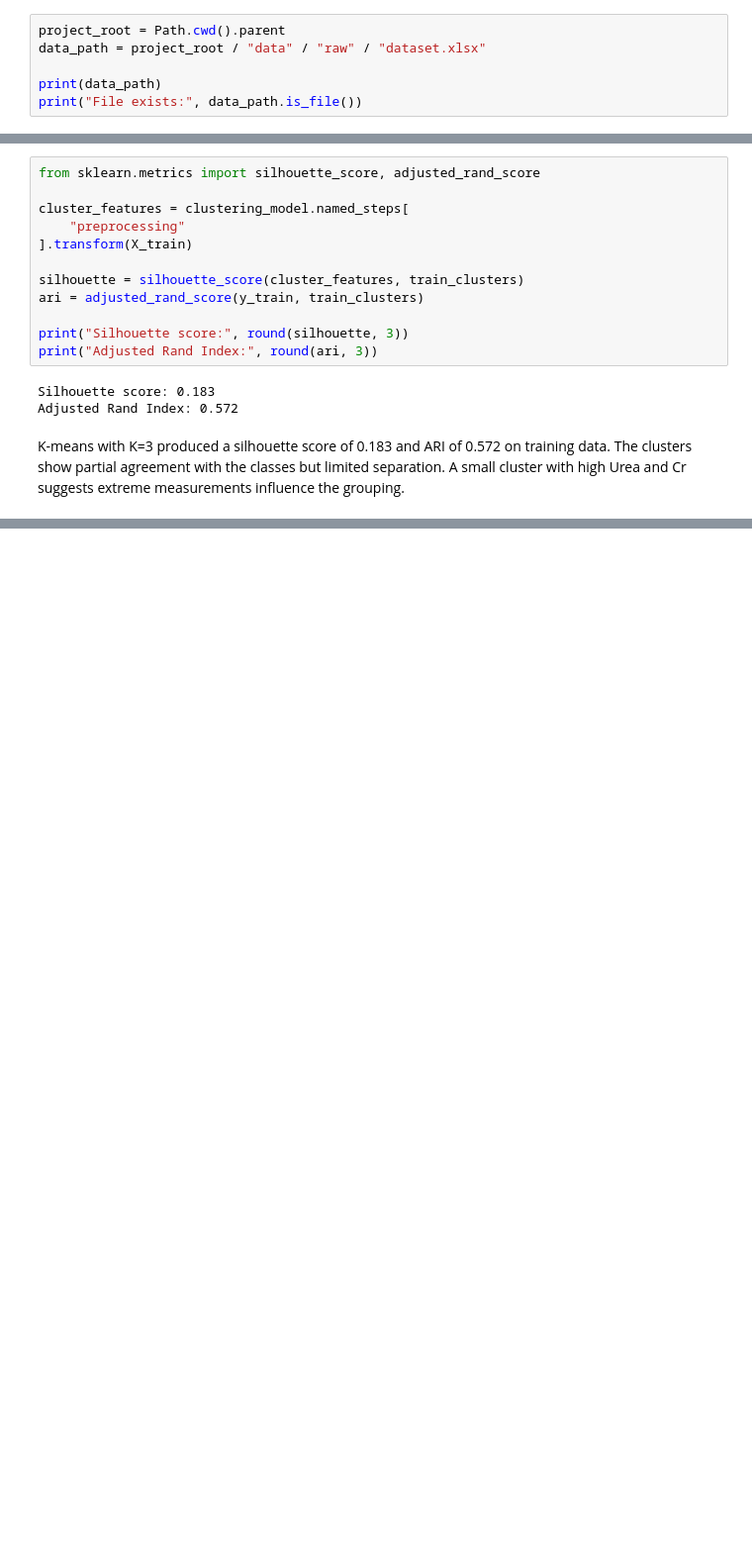
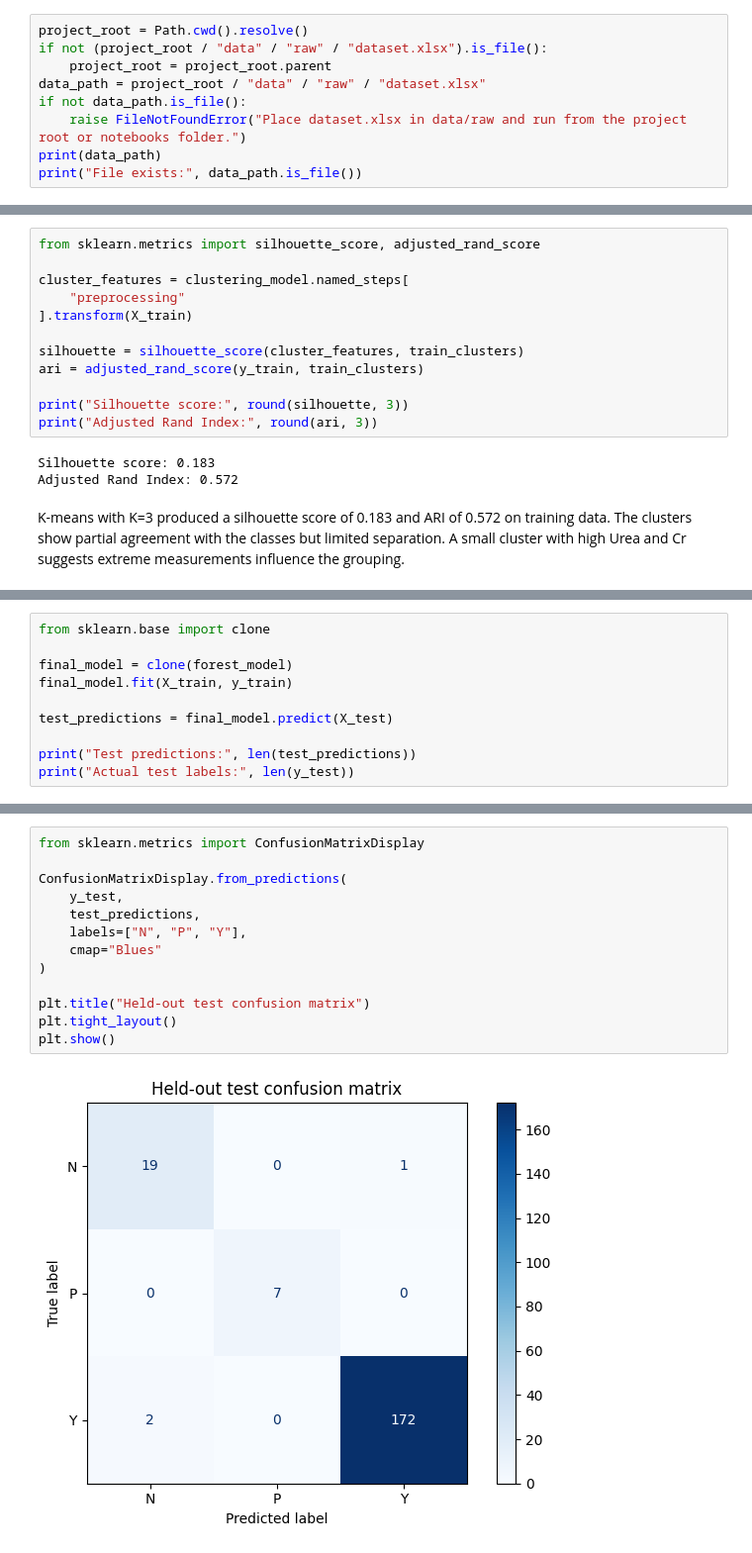
Before and after one commit to nihal8866/diabetes-classification-clustering, a Jupyter notebook: notebooks/01_diabetes_analysis.ipynb, the cells around one changed output, grey strips where cells are left out. Shown at 99% size. Cells and saved outputs as stored; diff of their text form; blank space fills up the shorter version.

Commit message:
Finalize evaluated notebook report and reproducibility instructions

```diff
--- a/notebooks/01_diabetes_analysis.ipynb
+++ b/notebooks/01_diabetes_analysis.ipynb
@@ -18,9 +17,12 @@ print(Path.cwd())
 # %% [output]
 c:\Users\NIHAL\Desktop\classification_project_items\notebooks
 # %%
-project_root = Path.cwd().parent
+project_root = Path.cwd().resolve()
+if not (project_root / "data" / "raw" / "dataset.xlsx").is_file():
+    project_root = project_root.parent
 data_path = project_root / "data" / "raw" / "dataset.xlsx"
-
+if not data_path.is_file():
+    raise FileNotFoundError("Place dataset.xlsx in data/raw and run from the project root or notebooks folder.")
 print(data_path)
 print("File exists:", data_path.is_file())
 # %% [output]
@@ -779,0 +802,10 @@ K-means with K=3 produced a silhouette score of 0.183 and ARI of 0.572 on traini
+# %%
+from sklearn.base import clone
+
+final_model = clone(forest_model)
+final_model.fit(X_train, y_train)
+
+test_predictions = final_model.predict(X_test)
+
+print("Test predictions:", len(test_predictions))
+print("Actual test labels:", len(y_test))
@@ -779,0 +835,15 @@ K-means with K=3 produced a silhouette score of 0.183 and ARI of 0.572 on traini
+# %%
+from sklearn.metrics import ConfusionMatrixDisplay
+
+ConfusionMatrixDisplay.from_predictions(
+    y_test,
+    test_predictions,
+    labels=["N", "P", "Y"],
+    cmap="Blues"
+)
+
+plt.title("Held-out test confusion matrix")
+plt.tight_layout()
+plt.show()
+# %% [output]
+[figure, added]
```
Also changed, not shown: parts of 26 cells of this notebook, 9 other files.
